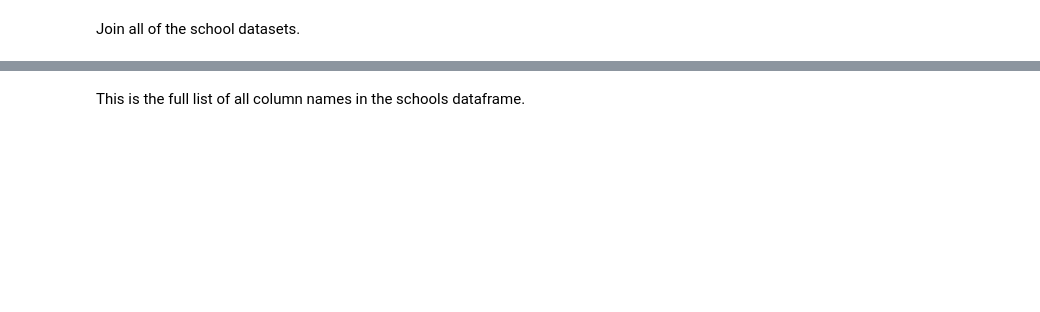
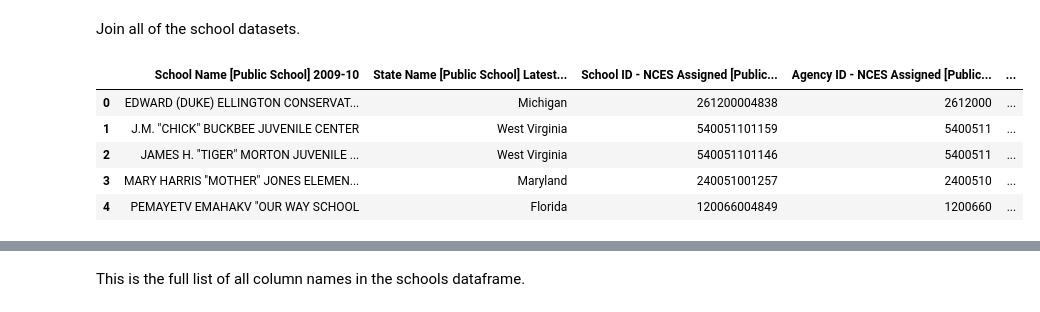
Before and after one commit to ashwindeo/dataschoolers, a Jupyter notebook: processbook.ipynb, the cells around one changed output, grey strips where cells are left out. Saved outputs shown, nothing was run; the diff lists cells and outputs as text; code cells hidden in the pictures; blank space fills up the shorter version.

```diff
--- a/processbook.ipynb
+++ b/processbook.ipynb
@@ -105,16 +105,26 @@ joinedschool['i_agency_type_regional_education_services'] = np.where(joinedschoo
 joinedschool['i_agency_type_local_school_district'] = np.where(joinedschool['Agency Type [District] 2009-10']=='1-Local school district', 1, 0)
 joinedschool['i_lgo_PK'] = np.where(joinedschool['Lowest Grade Offered [Public School] 2009-10']=='Prekindergarten', 1, 0)
 joinedschool['i_lgo_K'] = np.where(joinedschool['Lowest Grade Offered [Public School] 2009-10']=='Kindergarten', 1, 0)
+joinedschool['Black Students [Public School] 2009-10'] = joinedschool['Black Students [Public School] 2009-10'].replace('', np.nan)
+joinedschool['Grades 9-12 Students [Public School] 2009-10'] = joinedschool['Grades 9-12 Students [Public School] 2009-10'].replace('', np.nan)
+joinedschool['Total Students [Public School] 2009-10'] = joinedschool['Total Students [Public School] 2009-10'].replace('', np.nan)
+joinedschool['Black Students [Public School] 2009-10'] = joinedschool['Black Students [Public School] 2009-10'].astype(float)
+joinedschool['Grades 9-12 Students [Public School] 2009-10'] = joinedschool['Grades 9-12 Students [Public School] 2009-10'].astype(float)
+joinedschool['Total Students [Public School] 2009-10'] = joinedschool['Total Students [Public School] 2009-10'].astype(float)
 joinedschool['r_stud_re_B'] = joinedschool['Black Students [Public School] 2009-10']/joinedschool['Total Students [Public School] 2009-10']
 joinedschool['r_stud_912'] = joinedschool['Grades 9-12 Students [Public School] 2009-10']/joinedschool['Total Students [Public School] 2009-10']
+joinedschool['r_st_TS'] = joinedschool['Pupil/Teacher Ratio [Public School] 2009-10']
 # %%
-joinedschool = joinedschool[['School Name [Public School] 2009-10', 'State Name [Public School] Latest available year', 'School ID - NCES Assigned [Public School] Latest available year', 'Agency ID - NCES Assigned [Public School] Latest available year', 'Agency Type [District] 2009-10']]
+joinedschool = joinedschool[['School Name [Public School] 2009-10', 'State Name [Public School] Latest available year', 'School ID - NCES Assigned [Public School] Latest available year', 'Agency ID - NCES Assigned [Public School] Latest available year', 'i_agency_type_regional_education_services', 'i_agency_type_local_school_district', 'i_lgo_PK', 'i_lgo_K', 'r_stud_re_B', 'r_stud_912', 'r_st_TS']]
-# %%
-countcolumns = []
-
-for col in countcolumns:
-    joinedschool[col] = joinedschool[col].replace('', np.nan)
-    joinedschool[col] = joinedschool[col].astype(float)
+# %%
+joinedschool.head()
+# %% [output]
+|  | School Name [Public School] 2009-10 | State Name [Public School] Latest... | School ID - NCES Assigned [Public... | Agency ID - NCES Assigned [Public... | ... |
+| 0 | EDWARD (DUKE) ELLINGTON CONSERVAT... | Michigan | 261200004838 | 2612000 | ... |
+| 1 | J.M. "CHICK" BUCKBEE JUVENILE CENTER | West Virginia | 540051101159 | 5400511 | ... |
+| 2 | JAMES H. "TIGER" MORTON JUVENILE ... | West Virginia | 540051101146 | 5400511 | ... |
+| 3 | MARY HARRIS "MOTHER" JONES ELEMEN... | Maryland | 240051001257 | 2400510 | ... |
+| 4 | PEMAYETV EMAHAKV "OUR WAY SCHOOL | Florida | 120066004849 | 1200660 | ... |
 # %%
 joinedschool=joinedschool.replace([np.inf, -np.inf], np.nan)
 # %%
```
Also changed, not shown: parts of 4 cells of this notebook, 4 other files.
